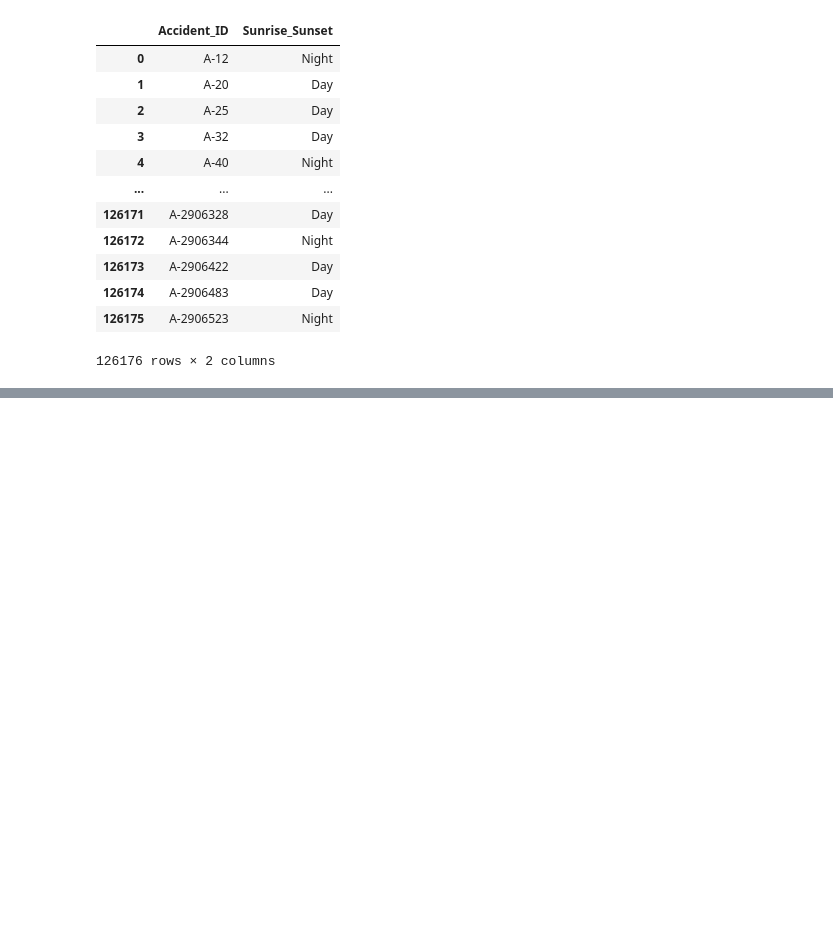
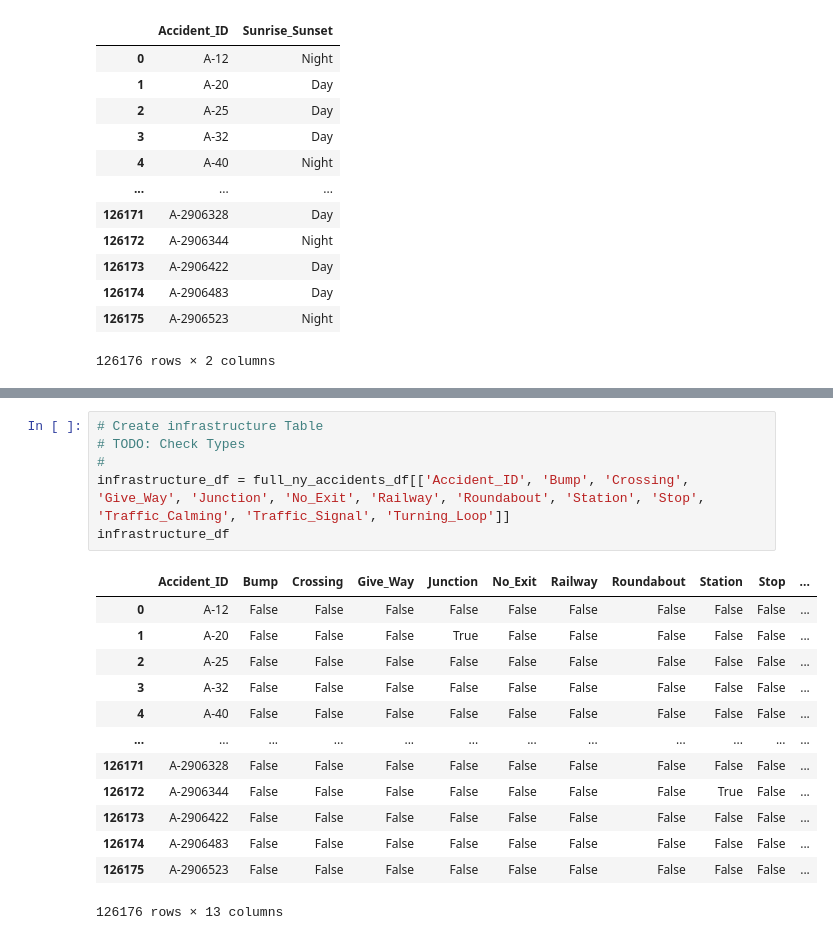
Before and after one commit to sdinespierce/etl_project, a Jupyter notebook: scripts/create_accidents_csvs.ipynb, the cells around one changed output, grey strips where cells are left out. Drawn from its saved outputs; the diff is of its cells as text; blank space fills up the shorter version.

```diff
--- a/scripts/create_accidents_csvs.ipynb
+++ b/scripts/create_accidents_csvs.ipynb
@@ -93,0 +128,20 @@ time_of_Day_df
+# %%
+# Create infrastructure Table
+# TODO: Check Types
+#
+infrastructure_df = full_ny_accidents_df[['Accident_ID', 'Bump', 'Crossing', 'Give_Way', 'Junction', 'No_Exit', 'Railway', 'Roundabout', 'Station', 'Stop', 'Traffic_Calming', 'Traffic_Signal', 'Turning_Loop']]
+infrastructure_df
+# %% [output]
+|  | Accident_ID | Bump | Crossing | Give_Way | Junction | No_Exit | Railway | Roundabout | Station | Stop | ... |
+| 0 | A-12 | False | False | False | False | False | False | False | False | False | ... |
+| 1 | A-20 | False | False | False | True | False | False | False | False | False | ... |
+| 2 | A-25 | False | False | False | False | False | False | False | False | False | ... |
+| 3 | A-32 | False | False | False | False | False | False | False | False | False | ... |
+| 4 | A-40 | False | False | False | False | False | False | False | False | False | ... |
+| ... | ... | ... | ... | ... | ... | ... | ... | ... | ... | ... | ... |
+| 126171 | A-2906328 | False | False | False | False | False | False | False | False | False | ... |
+| 126172 | A-2906344 | False | False | False | False | False | False | False | True | False | ... |
+| 126173 | A-2906422 | False | False | False | False | False | False | False | False | False | ... |
+| 126174 | A-2906483 | False | False | False | False | False | False | False | False | False | ... |
+| 126175 | A-2906523 | False | False | False | False | False | False | False | False | False | ... |
+126176 rows × 13 columns
```
Also changed, not shown: parts of 2 cells of this notebook.
